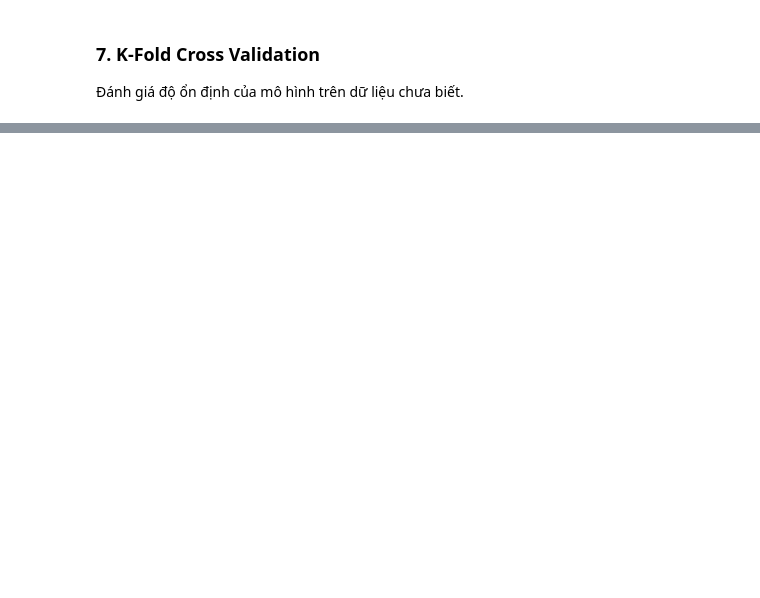
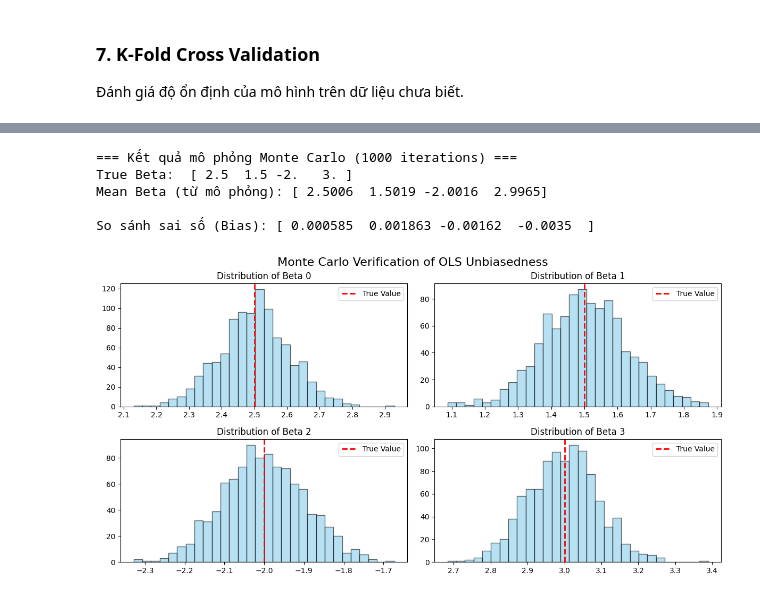
Before and after one commit to NguyenQuocDat06-AI/Predict-PM2.5-Air-Quality, a Jupyter notebook: part1/part1_notebook.ipynb, the cells around one changed output, grey strips where cells are left out. Drawn from its saved outputs; the diff is of its cells as text; code cells hidden in the pictures; blank space fills up the shorter version.

```diff
--- a/part1/part1_notebook.ipynb
+++ b/part1/part1_notebook.ipynb
@@ -216,0 +248,33 @@ Beta thực tế: [ 2.5  1.5 -2.   3. ]
+# %%
+# Thực hiện mô phỏng Monte Carlo (1000 lần)
+# true_beta đã được khai báo ở Cell 1 là: np.array([2.5, 1.5, -2.0, 3.0])
+ols_betas = run_monte_carlo(X, true_beta, sigma=1.0, n_sims=1000)
+
+# Chuyển về numpy để tính thống kê và vẽ hình
+ols_betas_np = np.array(ols_betas)
+mean_betas = np.mean(ols_betas_np, axis=0)
+
+print("=== Kết quả mô phỏng Monte Carlo (1000 iterations) ===")
+print("True Beta: ", true_beta)
+print("Mean Beta (từ mô phỏng):", mean_betas.round(4))
+print("\nSo sánh sai số (Bias):", (mean_betas - true_beta).round(6))
+
+# Vẽ phân phối của các hệ số beta để kiểm chứng tính không chệch
+plt.figure(figsize=(12, 6))
+for i in range(len(true_beta)):
+    plt.subplot(2, 2, i+1)
+    plt.hist(ols_betas_np[:, i], bins=30, alpha=0.6, color='skyblue', edgecolor='black')
+    plt.axvline(true_beta[i], color='red', linestyle='dashed', linewidth=2, label='True Value')
+    plt.title(f'Distribution of Beta {i}')
+    plt.legend()
+
+plt.tight_layout()
+plt.suptitle('Monte Carlo Verification of OLS Unbiasedness', y=1.02, fontsize=16)
+plt.show()
+# %% [output]
+=== Kết quả mô phỏng Monte Carlo (1000 iterations) ===
+True Beta:  [ 2.5  1.5 -2.   3. ]
+Mean Beta (từ mô phỏng): [ 2.5006  1.5019 -2.0016  2.9965]
+
+So sánh sai số (Bias): [ 0.000585  0.001863 -0.00162  -0.0035  ]
+[figure, added]
```
Also changed, not shown: parts of 18 cells of this notebook, 4 other files.
